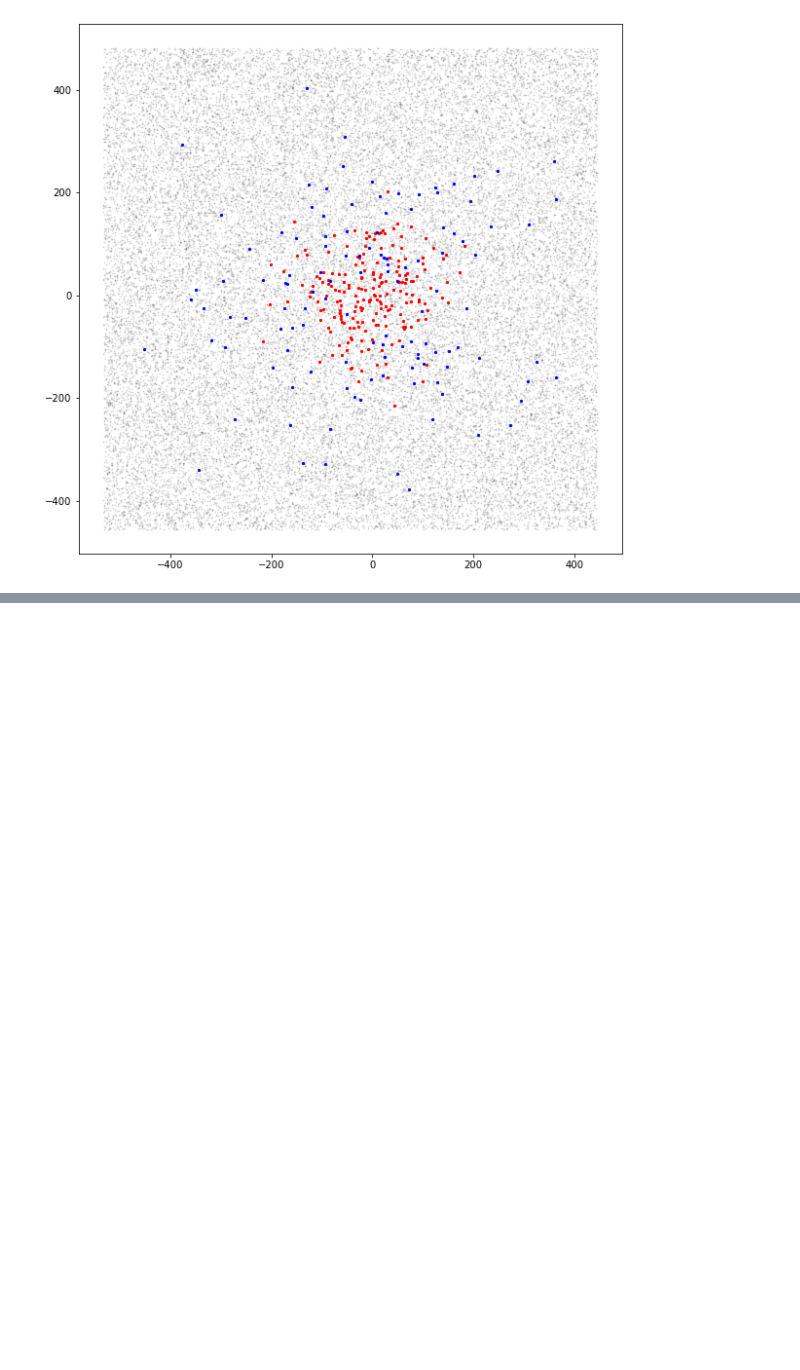
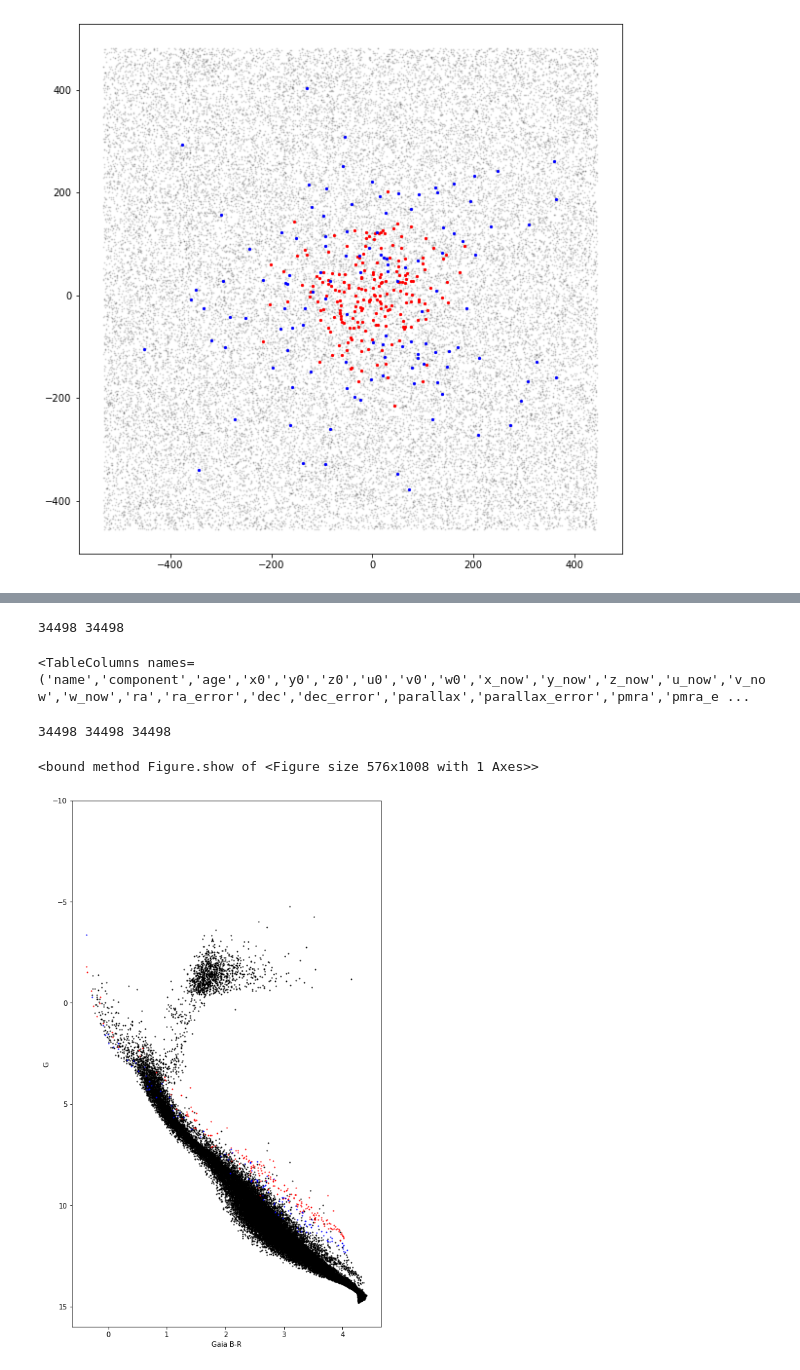
Before and after one commit to mikeireland/chronostar, a Jupyter notebook: projects/Nich_honours/SynthDatTest.ipynb, the cells around one changed output, grey strips where cells are left out. Saved outputs shown, nothing was run; the diff lists cells and outputs as text; code cells hidden in the pictures; blank space fills up the shorter version.

Commit message:
More notebook stuff
Also temporary, just looking at the synthetic data

```diff
--- a/projects/Nich_honours/SynthDatTest.ipynb
+++ b/projects/Nich_honours/SynthDatTest.ipynb
@@ -148,0 +71,5 @@ np.min(hon.age)
+# %%
+print(len(mag),
+len(sim['age']))
+# %% [output]
+34498 34498
@@ -148,0 +101,39 @@ np.min(hon.age)
+# %%
+check=fits.open('spheresyn/3_naive_naive_age_check/3_naive_naive_age_check_data_SIMMD_AGES.fits')
+dbcheck=Table.read(check,hdu=1)
+
+dbcheck.columns
+# %% [output]
+<TableColumns names=('name','component','age','x0','y0','z0','u0','v0','w0','x_now','y_now','z_now','u_now','v_now','w_now','ra','ra_error','dec','dec_error','parallax','parallax_error','pmra','pmra_e ...
+# %%
+print(len(dbcheck['age']),len(dbcheck['mag_g']),len(dbcheck['bprp_col']))
+# %% [output]
+34498 34498 34498
+# %%
+fig, ax = plt.subplots()
+#else in black
+ax.scatter(dbcheck['bprp_col'][np.logical_and(dbcheck['age']!=25.0,dbcheck['age']!=10.0)],
+            dbcheck['mag_g'][np.logical_and(dbcheck['age']!=25.0,dbcheck['age']!=10.0)],
+            c='black'
+            ,s=1, alpha=1)
+#10.0myr in red
+ax.scatter(dbcheck['bprp_col'][dbcheck['age']==10.0],
+            dbcheck['mag_g'][dbcheck['age']==10.0],
+            c='red'
+            ,s=1, alpha=1)
+#25.0myr in blue
+ax.scatter(dbcheck['bprp_col'][dbcheck['age']==25.0],
+            dbcheck['mag_g'][dbcheck['age']==25.0],
+            c='blue'
+            ,s=1, alpha=1)
+
+ax.set_ylabel('G')
+ax.set_xlabel('Gaia B-R')
+ax.set_ylim(16,-10)
+ax.figure.set_size_inches(8, 14)
+fig.savefig('synthtest.png')
+#fig.savefig('KerSynthfc.eps')
+fig.show
+# %% [output]
+<bound method Figure.show of <Figure size 576x1008 with 1 Axes>>
+[figure, added]
```
Also changed, not shown: parts of 12 cells of this notebook, 1 other file.
